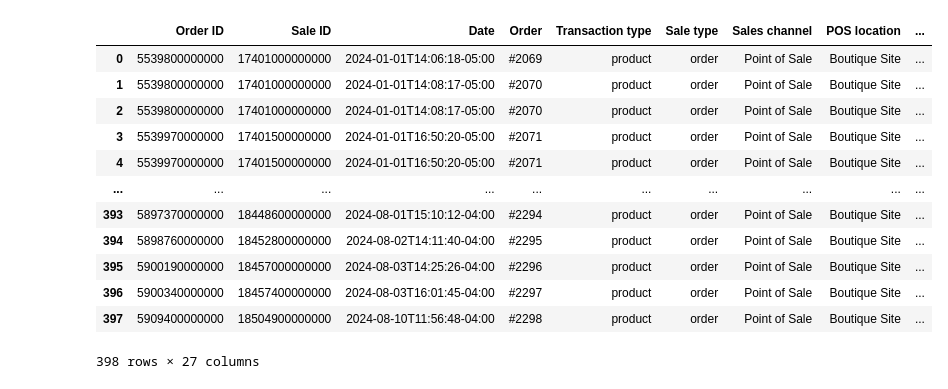
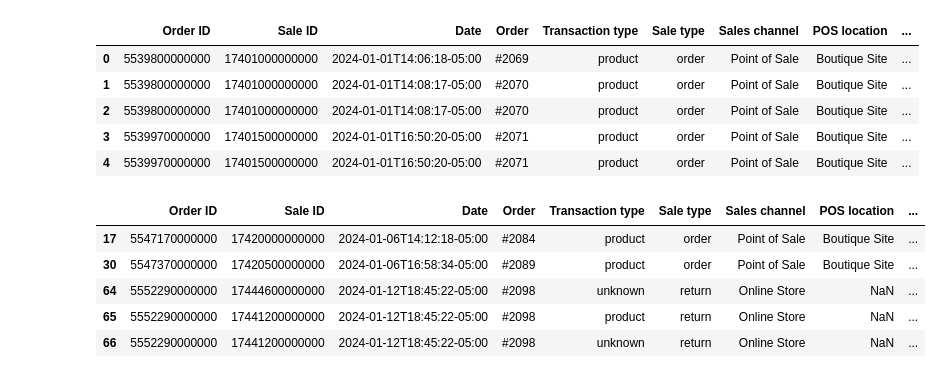
Before and after one commit to ezishr/NEO_InspiredFashion, a Jupyter notebook: checkpoint.ipynb, the cells around one changed output. Saved outputs shown, nothing was run; the diff lists cells and outputs as text; code cells hidden in the pictures.

```diff
--- a/checkpoint.ipynb
+++ b/checkpoint.ipynb
@@ -10,18 +10,20 @@ pd.set_option('display.float_format', lambda x: ('%f' % x).rstrip('0').rstrip('.
 # %%
 df = pd.read_csv('sales_data.csv')
 # %%
-df
+df.head()
 # %% [output]
 |  | Order ID | Sale ID | Date | Order | Transaction type | Sale type | Sales channel | POS location | ... |
 | 0 | 5539800000000 | 17401000000000 | 2024-01-01T14:06:18-05:00 | #2069 | product | order | Point of Sale | Boutique Site | ... |
 | 1 | 5539800000000 | 17401000000000 | 2024-01-01T14:08:17-05:00 | #2070 | product | order | Point of Sale | Boutique Site | ... |
 | 2 | 5539800000000 | 17401000000000 | 2024-01-01T14:08:17-05:00 | #2070 | product | order | Point of Sale | Boutique Site | ... |
 | 3 | 5539970000000 | 17401500000000 | 2024-01-01T16:50:20-05:00 | #2071 | product | order | Point of Sale | Boutique Site | ... |
 | 4 | 5539970000000 | 17401500000000 | 2024-01-01T16:50:20-05:00 | #2071 | product | order | Point of Sale | Boutique Site | ... |
-| ... | ... | ... | ... | ... | ... | ... | ... | ... | ... |
-| 393 | 5897370000000 | 18448600000000 | 2024-08-01T15:10:12-04:00 | #2294 | product | order | Point of Sale | Boutique Site | ... |
-| 394 | 5898760000000 | 18452800000000 | 2024-08-02T14:11:40-04:00 | #2295 | product | order | Point of Sale | Boutique Site | ... |
-| 395 | 5900190000000 | 18457000000000 | 2024-08-03T14:25:26-04:00 | #2296 | product | order | Point of Sale | Boutique Site | ... |
-| 396 | 5900340000000 | 18457400000000 | 2024-08-03T16:01:45-04:00 | #2297 | product | order | Point of Sale | Boutique Site | ... |
-| 397 | 5909400000000 | 18504900000000 | 2024-08-10T11:56:48-04:00 | #2298 | product | order | Point of Sale | Boutique Site | ... |
-398 rows × 27 columns
+# %%
+df[(df['Gross sales'] != df['Net sales'])].head()
+# %% [output]
+|  | Order ID | Sale ID | Date | Order | Transaction type | Sale type | Sales channel | POS location | ... |
+| 17 | 5547170000000 | 17420000000000 | 2024-01-06T14:12:18-05:00 | #2084 | product | order | Point of Sale | Boutique Site | ... |
+| 30 | 5547370000000 | 17420500000000 | 2024-01-06T16:58:34-05:00 | #2089 | product | order | Point of Sale | Boutique Site | ... |
+| 64 | 5552290000000 | 17444600000000 | 2024-01-12T18:45:22-05:00 | #2098 | unknown | return | Online Store | NaN | ... |
+| 65 | 5552290000000 | 17441200000000 | 2024-01-12T18:45:22-05:00 | #2098 | product | return | Online Store | NaN | ... |
+| 66 | 5552290000000 | 17441200000000 | 2024-01-12T18:45:22-05:00 | #2098 | unknown | return | Online Store | NaN | ... |
```
Also changed, not shown: parts of 5 cells of this notebook.
